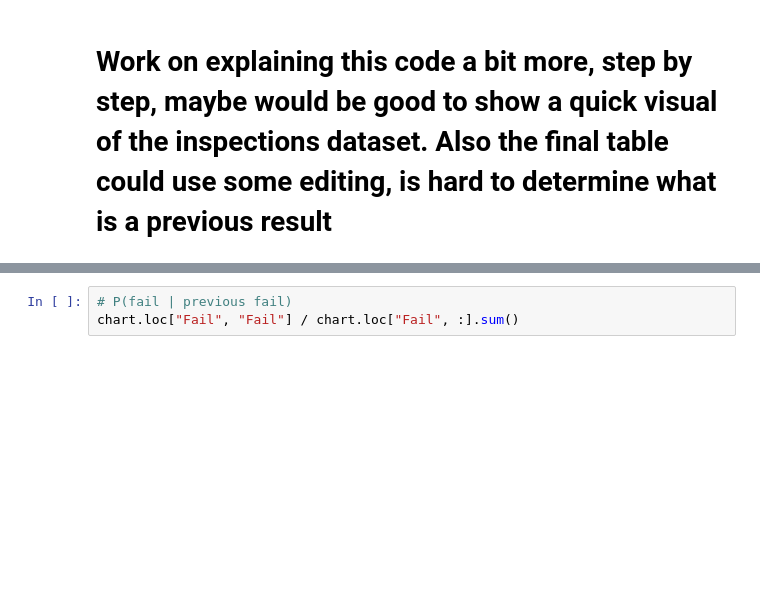
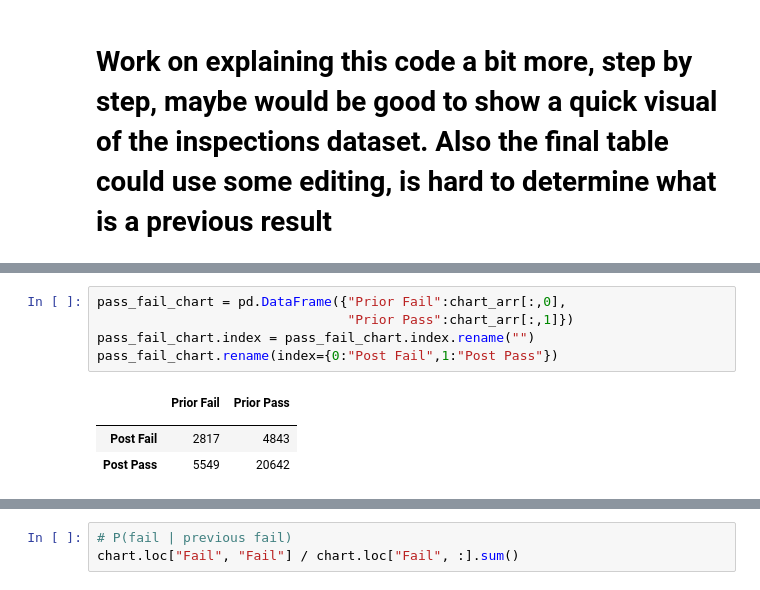
Before and after one commit to Sustainabilist/ChicagoDataAnalysis, a Jupyter notebook: REPORTS/publication_1_draft_3.ipynb, the cells around one changed output, grey strips where cells are left out. Saved outputs shown, nothing was run; the diff lists cells and outputs as text; blank space fills up the shorter version.

```diff
--- a/REPORTS/publication_1_draft_3.ipynb
+++ b/REPORTS/publication_1_draft_3.ipynb
@@ -385,2 +395,12 @@ chart
 | Fail | 2817 | 4843 |
 | Pass | 5549 | 20642 |
+# %%
+pass_fail_chart = pd.DataFrame({"Prior Fail":chart_arr[:,0],
+                                "Prior Pass":chart_arr[:,1]})
+pass_fail_chart.index = pass_fail_chart.index.rename("")
+pass_fail_chart.rename(index={0:"Post Fail",1:"Post Pass"})
+# %% [output]
+|  | Prior Fail | Prior Pass |
+|  |  |  |
+| Post Fail | 2817 | 4843 |
+| Post Pass | 5549 | 20642 |
```
Also changed, not shown: parts of 2 cells of this notebook.
